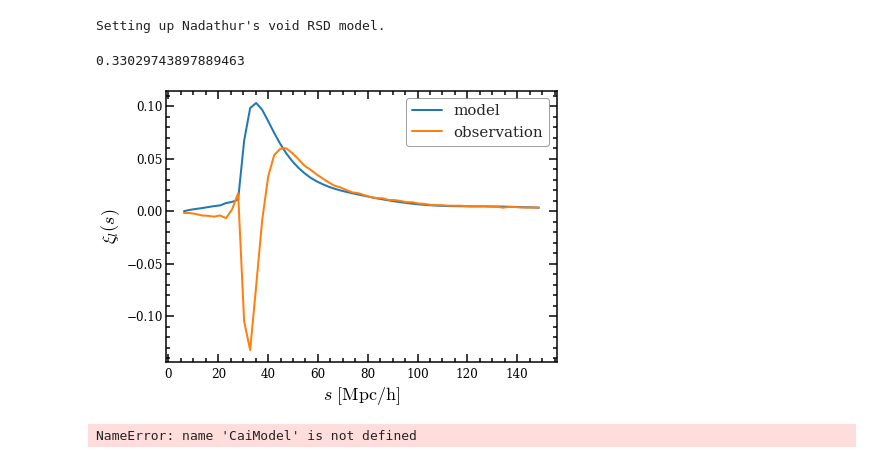
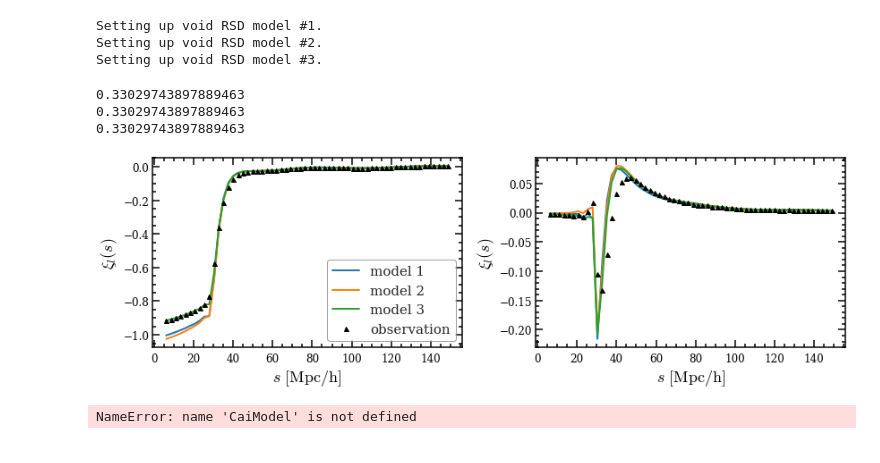
Before and after one commit to epaillas/old_VoidFinder, a Jupyter notebook: plot_modifiedcai_model.ipynb, the cells around one changed output. Saved outputs shown, nothing was run; the diff lists cells and outputs as text; code cells hidden in the pictures.

```diff
--- a/plot_modifiedcai_model.ipynb
+++ b/plot_modifiedcai_model.ipynb
@@ -1,7 +1,9 @@
 # %%
 import numpy as np
 import matplotlib.pyplot as plt
-from python_tools.modifiedcaimodel import ModifiedCaiModel
+from python_tools.model1 import Model1
+from python_tools.model2 import Model2
+from python_tools.model3 import Model3
 from python_tools.cosmology import Cosmology
 import emcee
 import corner
@@ -15,61 +17,84 @@ Galaxies_HOD_z0.57_Real_Real.SVF_recen_ovl0.5_MedianVoids.VG_CCF_losvel'
 xi_smu_file = '/Volumes/BlackIce/eboss/minerva_cats/void_stats/real_redshift/\
 Galaxies_HOD_z0.57_Real_Redshift.SVF_recen_ovl0.5_MedianVoids.VG_CCF_rmu'
 
-model = ModifiedCaiModel(delta_r_file, xi_r_file, sv_file, xi_smu_file)
+model1 = Model1(delta_r_file, xi_r_file, sv_file, xi_smu_file)
+model2 = Model2(delta_r_file, xi_r_file, sv_file, xi_smu_file)
+model3 = Model3(delta_r_file, xi_r_file, sv_file, xi_smu_file)
 # %% [output]
-Setting up Nadathur's void RSD model.
+Setting up void RSD model #1.
+Setting up void RSD model #2.
+Setting up void RSD model #3.
 # %%
 %matplotlib inline
 plt.style.use('enrique')
 
-fig, axs = plt.subplots(1, figsize=(7,5))
+fig, axs = plt.subplots(1, 2, figsize=(12,4))
 
 
-s = model.s_for_xi
-mu = model.mu_for_xi
+s = model1.s_for_xi
+mu = model1.mu_for_xi
 epsilon = 1.0
-fs8 = model.f * model.s8norm
-bs8 = model.b * model.s8norm
+fs8 = model1.f * model1.s8norm
+bs8 = model1.b * model1.s8norm
 alpha = 1.0
 alpha_para = alpha * epsilon ** (-2/3)
 alpha_perp = epsilon * alpha_para
 sigma_v = 360
 #G = 2 * beta / (3 + beta)
 
-xi0_model, xibar_model, xi2_model = model.theory_multipoles(fs8, bs8, sigma_v, alpha_perp, alpha_para, s, mu)
-xi2_obs = model.xi2
-axs.plot(s, xi2_model, label=r'model', lw=2.0)
-axs.plot(s, xi2_obs, label=r'observation', lw=2.0)
+xi0_model1, xi2_model1 = model1.theory_multipoles(fs8, bs8, sigma_v, alpha_perp, alpha_para, s, mu)
+xi0_model2, xi2_model2 = model2.theory_multipoles(fs8, bs8, sigma_v, alpha_perp, alpha_para, s, mu)
+xi0_model3, xi2_model3 = model3.theory_multipoles(fs8, bs8, sigma_v, alpha_perp, alpha_para, s, mu)
+
+xi0_obs = model1.xi0
+xi2_obs = model1.xi2
+
+axs[0].plot(s, xi0_model1, label=r'model 1', lw=2.0)
+axs[0].plot(s, xi0_model2, label=r'model 2', lw=2.0)
+axs[0].plot(s, xi0_model3, label=r'model 3', lw=2.0)
+axs[0].plot(s, xi0_obs, label=r'observation', ls='', marker='^', ms=5.0, color='k')
+
+
+axs[1].plot(s, xi2_model1, label=r'model 1', lw=2.0)
+axs[1].plot(s, xi2_model2, label=r'model 2', lw=2.0)
+axs[1].plot(s, xi2_model3, label=r'model 3', lw=2.0)
+axs[1].plot(s, xi2_obs, label=r'observation', ls='', marker='^', ms=5.0, color='k')
+
+#axs.plot(s, xi2_obs, label=r'observation', lw=2.0)
 #axs[0].plot(s, G * (xi0 - xibar), label=r'$G (\xi_0 - \overline{\xi}_0)$')
 
 
 #s = CaiModel.s_for_xi
 #mu = CaiModel.mu_for_xi
 #epsilon = best_epsilon
 #beta = best_beta
 #alpha = 1.0
 #alpha_para = alpha * epsilon ** (-2/3)
 #alpha_perp = epsilon * alpha_para
 #G = 2 * beta / (3 + beta)
 
 #xi0, xibar, xi2 = CaiModel.theory_multipoles(alpha_perp, alpha_para, s, mu)
 #axs[1].plot(s, xi2, label=r'$\xi_2$')
 #axs[1].plot(s, G * (xi0 - xibar), label=r'$G (\xi_0 - \overline{\xi}_0)$')
 
-axs.set_xlabel(r'$s\ \rm{[Mpc/h]}$', fontsize=18)
-axs.set_ylabel(r'$\xi_l(s)$', fontsize=18)
+for ax in axs:
+    ax.set_xlabel(r'$s\ \rm{[Mpc/h]}$', fontsize=18)
+    ax.set_ylabel(r'$\xi_l(s)$', fontsize=18)
 
 #axs[0].legend(loc='best', fontsize=17)
 #axs[0].set_title(r'True cosmology $\beta$ = {}'.format(str(true_beta)[:4]))
 #axs[1].set_title(r'Best fit $\beta$ = {}'.format(str(best_beta)[:4]))
 
-fout = '/Volumes/BlackIce/eboss/' + 'CaiModel' + '_TrueCosmo_s-rMapping.pdf'
-axs.legend(fontsize=15)
-#plt.savefig(fout)
+fout = '/Volumes/BlackIce/eboss/Galaxies_HOD_z0.57.SVF_recen_ovl0.5_MedianVoids_Multipoles_TrueCosmo_3models.pdf'
+axs[0].legend(fontsize=15)
+plt.tight_layout()
+plt.savefig(fout)
 plt.show()
 # %% [output]
 0.33029743897889463
+0.33029743897889463
+0.33029743897889463
-[figure, old version]
+[figure, new version]
 # %%
 chain = '/Volumes/BlackIce/eboss/minerva_cats/\
 void_stats/redshift_redshift/\
```
Also changed, not shown: 7 other files.
